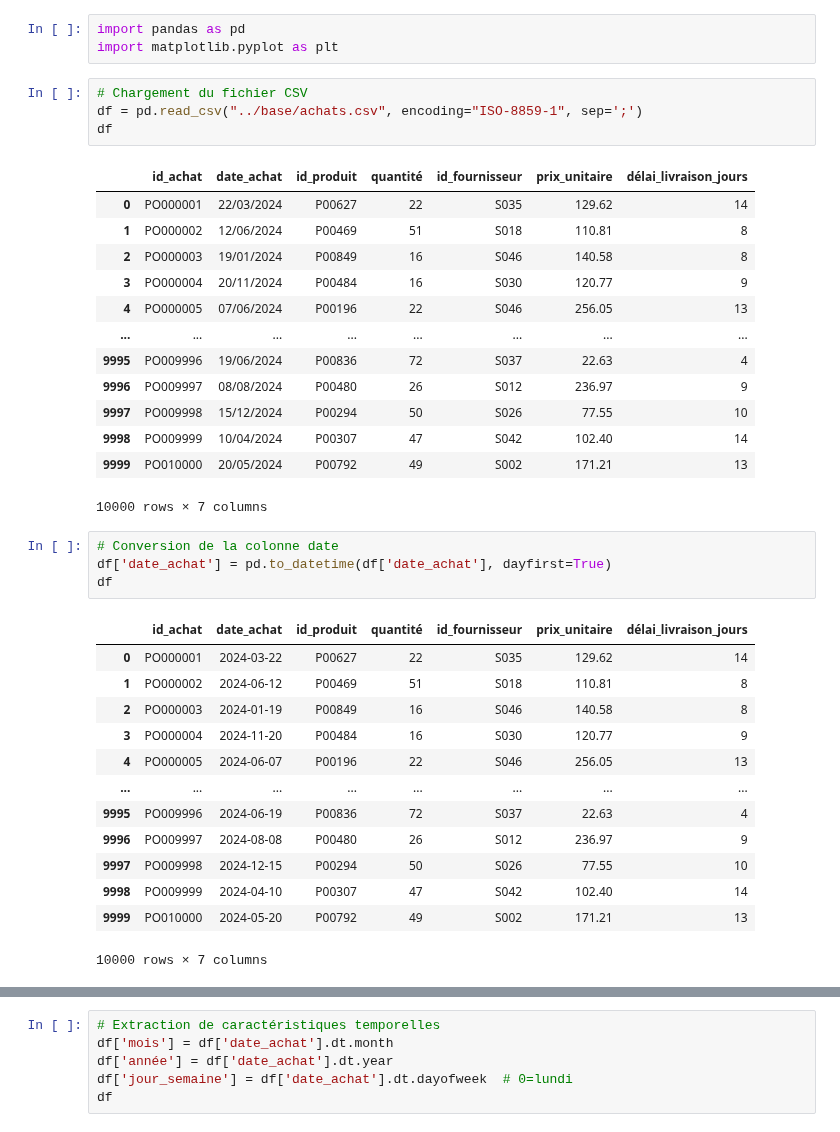
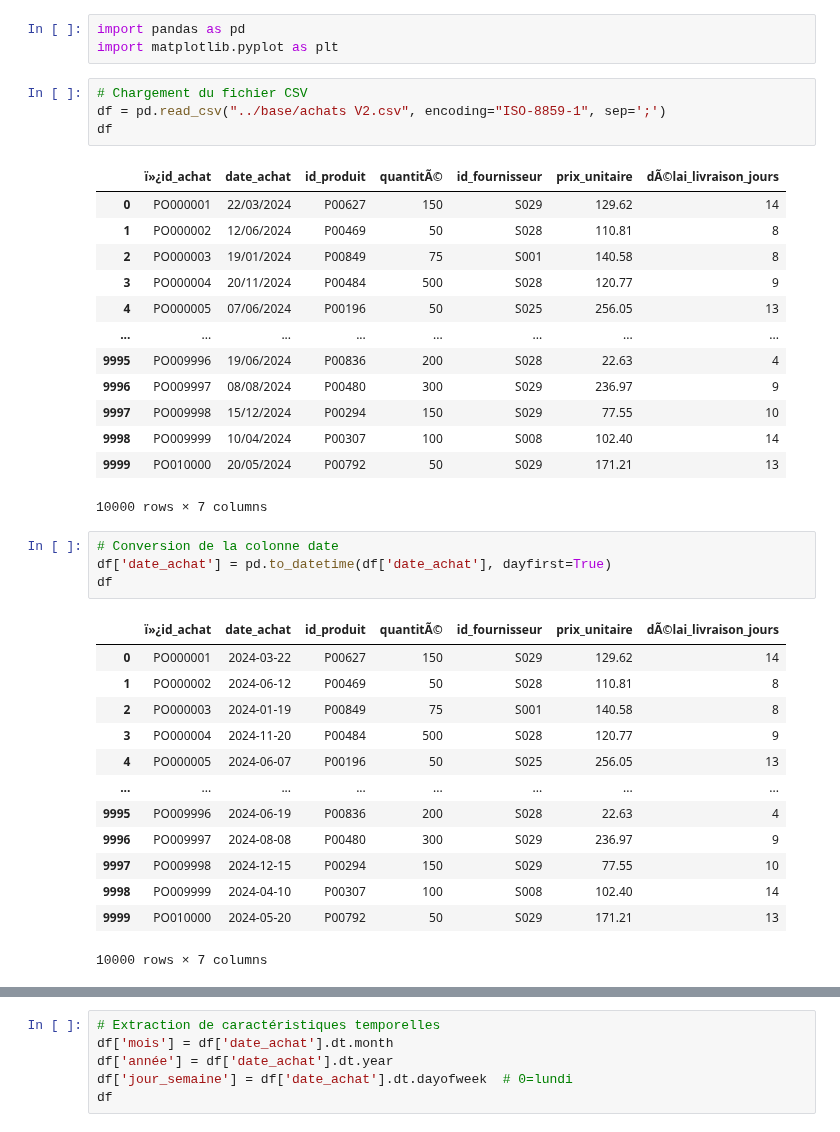
Before and after one commit to Fanaingamampiandra/Projet_Supply_chain, a Jupyter notebook: code/Analyse achat.ipynb, the cells around one changed output, grey strips where cells are left out. Drawn from its saved outputs; the diff is of its cells as text.

```diff
--- a/code/Analyse achat.ipynb
+++ b/code/Analyse achat.ipynb
@@ -3,39 +3,39 @@ import pandas as pd
 import matplotlib.pyplot as plt
 # %%
 # Chargement du fichier CSV
-df = pd.read_csv("../base/achats.csv", encoding="ISO-8859-1", sep=';')
+df = pd.read_csv("../base/achats V2.csv", encoding="ISO-8859-1", sep=';')
 df
 # %% [output]
-|  | id_achat | date_achat | id_produit | quantité | id_fournisseur | prix_unitaire | délai_livraison_jours |
-| 0 | PO000001 | 22/03/2024 | P00627 | 22 | S035 | 129.62 | 14 |
-| 1 | PO000002 | 12/06/2024 | P00469 | 51 | S018 | 110.81 | 8 |
-| 2 | PO000003 | 19/01/2024 | P00849 | 16 | S046 | 140.58 | 8 |
-| 3 | PO000004 | 20/11/2024 | P00484 | 16 | S030 | 120.77 | 9 |
-| 4 | PO000005 | 07/06/2024 | P00196 | 22 | S046 | 256.05 | 13 |
+|  | ï»¿id_achat | date_achat | id_produit | quantitÃ© | id_fournisseur | prix_unitaire | dÃ©lai_livraison_jours |
+| 0 | PO000001 | 22/03/2024 | P00627 | 150 | S029 | 129.62 | 14 |
+| 1 | PO000002 | 12/06/2024 | P00469 | 50 | S028 | 110.81 | 8 |
+| 2 | PO000003 | 19/01/2024 | P00849 | 75 | S001 | 140.58 | 8 |
+| 3 | PO000004 | 20/11/2024 | P00484 | 500 | S028 | 120.77 | 9 |
+| 4 | PO000005 | 07/06/2024 | P00196 | 50 | S025 | 256.05 | 13 |
 | ... | ... | ... | ... | ... | ... | ... | ... |
-| 9995 | PO009996 | 19/06/2024 | P00836 | 72 | S037 | 22.63 | 4 |
-| 9996 | PO009997 | 08/08/2024 | P00480 | 26 | S012 | 236.97 | 9 |
-| 9997 | PO009998 | 15/12/2024 | P00294 | 50 | S026 | 77.55 | 10 |
-| 9998 | PO009999 | 10/04/2024 | P00307 | 47 | S042 | 102.40 | 14 |
-| 9999 | PO010000 | 20/05/2024 | P00792 | 49 | S002 | 171.21 | 13 |
+| 9995 | PO009996 | 19/06/2024 | P00836 | 200 | S028 | 22.63 | 4 |
+| 9996 | PO009997 | 08/08/2024 | P00480 | 300 | S029 | 236.97 | 9 |
+| 9997 | PO009998 | 15/12/2024 | P00294 | 150 | S029 | 77.55 | 10 |
+| 9998 | PO009999 | 10/04/2024 | P00307 | 100 | S008 | 102.40 | 14 |
+| 9999 | PO010000 | 20/05/2024 | P00792 | 50 | S029 | 171.21 | 13 |
 10000 rows × 7 columns
 # %%
 # Conversion de la colonne date
 df['date_achat'] = pd.to_datetime(df['date_achat'], dayfirst=True)
 df
 # %% [output]
-|  | id_achat | date_achat | id_produit | quantité | id_fournisseur | prix_unitaire | délai_livraison_jours |
-| 0 | PO000001 | 2024-03-22 | P00627 | 22 | S035 | 129.62 | 14 |
-| 1 | PO000002 | 2024-06-12 | P00469 | 51 | S018 | 110.81 | 8 |
-| 2 | PO000003 | 2024-01-19 | P00849 | 16 | S046 | 140.58 | 8 |
-| 3 | PO000004 | 2024-11-20 | P00484 | 16 | S030 | 120.77 | 9 |
-| 4 | PO000005 | 2024-06-07 | P00196 | 22 | S046 | 256.05 | 13 |
+|  | ï»¿id_achat | date_achat | id_produit | quantitÃ© | id_fournisseur | prix_unitaire | dÃ©lai_livraison_jours |
+| 0 | PO000001 | 2024-03-22 | P00627 | 150 | S029 | 129.62 | 14 |
+| 1 | PO000002 | 2024-06-12 | P00469 | 50 | S028 | 110.81 | 8 |
+| 2 | PO000003 | 2024-01-19 | P00849 | 75 | S001 | 140.58 | 8 |
+| 3 | PO000004 | 2024-11-20 | P00484 | 500 | S028 | 120.77 | 9 |
+| 4 | PO000005 | 2024-06-07 | P00196 | 50 | S025 | 256.05 | 13 |
 | ... | ... | ... | ... | ... | ... | ... | ... |
-| 9995 | PO009996 | 2024-06-19 | P00836 | 72 | S037 | 22.63 | 4 |
-| 9996 | PO009997 | 2024-08-08 | P00480 | 26 | S012 | 236.97 | 9 |
-| 9997 | PO009998 | 2024-12-15 | P00294 | 50 | S026 | 77.55 | 10 |
-| 9998 | PO009999 | 2024-04-10 | P00307 | 47 | S042 | 102.40 | 14 |
-| 9999 | PO010000 | 2024-05-20 | P00792 | 49 | S002 | 171.21 | 13 |
+| 9995 | PO009996 | 2024-06-19 | P00836 | 200 | S028 | 22.63 | 4 |
+| 9996 | PO009997 | 2024-08-08 | P00480 | 300 | S029 | 236.97 | 9 |
+| 9997 | PO009998 | 2024-12-15 | P00294 | 150 | S029 | 77.55 | 10 |
+| 9998 | PO009999 | 2024-04-10 | P00307 | 100 | S008 | 102.40 | 14 |
+| 9999 | PO010000 | 2024-05-20 | P00792 | 50 | S029 | 171.21 | 13 |
 10000 rows × 7 columns
 # %%
 # Création de nouvelles variables
```
Also changed, not shown: parts of 1 cell of this notebook.
